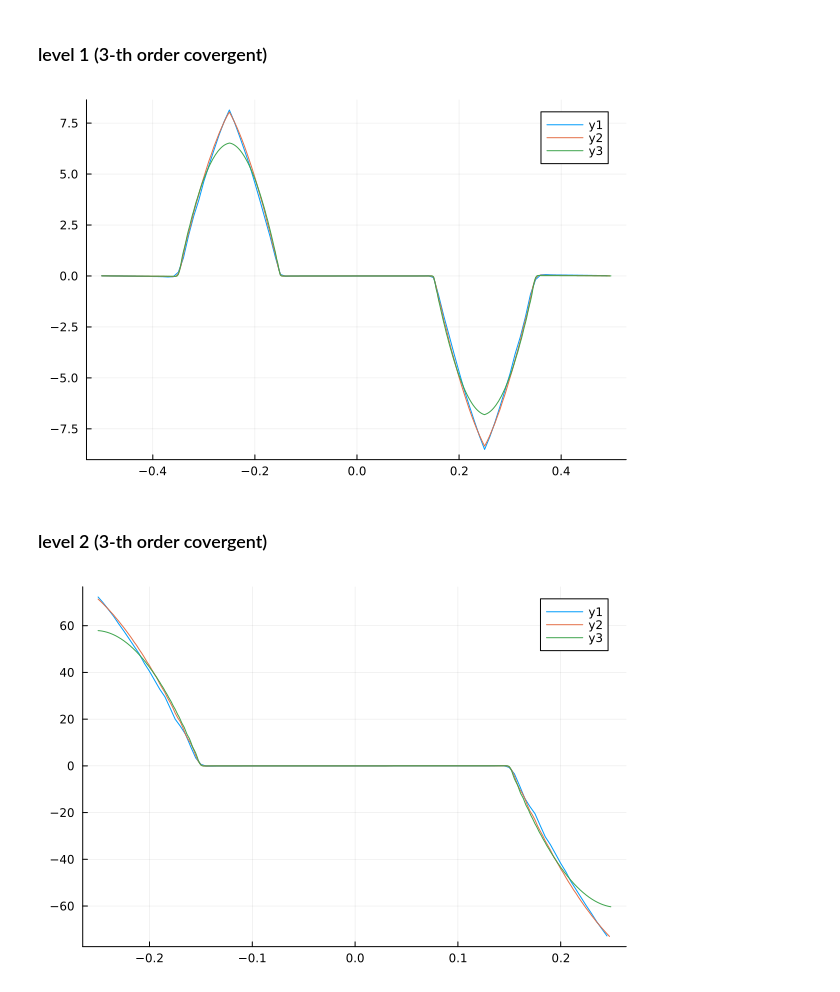
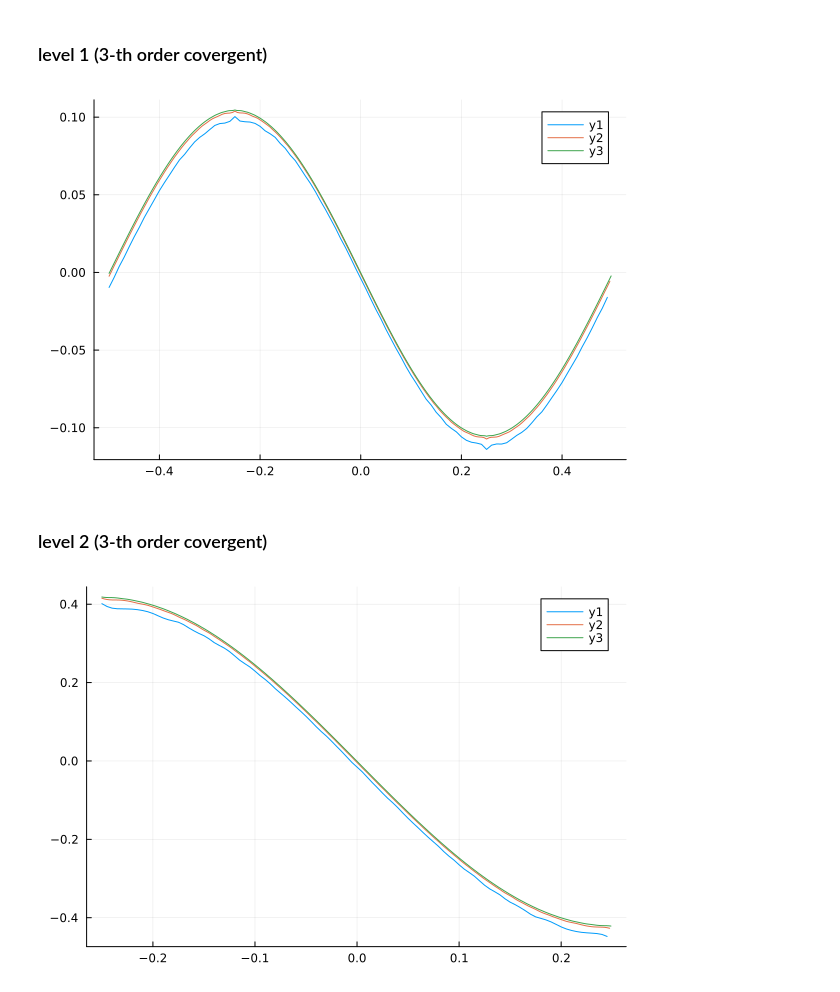
Before and after one commit to lwJi/Docs-Subcycling, a Jupyter notebook: ipynb/Covergence.ipynb, the cells around one changed output. Saved outputs shown, nothing was run; the diff lists cells and outputs as text; code cells hidden in the pictures.

```diff
--- a/ipynb/Covergence.ipynb
+++ b/ipynb/Covergence.ipynb
@@ -64,22 +52,2 @@ nxas = nxs .+ 24
 # %% [markdown]
 ### level 1 (3-th order covergent)
-# %%
-dxs = [0.01, 0.005, 0.0025]
-lev = 1
-tmax = 0.1
-cord = 3
-plt = plot()
-for i in 1:length(dirs)
-    fulldir = parent_dir * dirs[i]
-    tsv_files = filter(f -> endswith(f, ".tsv"), readdir(fulldir))
-    for fname in tsv_files
-        data = readdlm(joinpath(fulldir, fname), Float64, comments = true)
-        if abs(data[1, 2] - tmax) < 1e-12
-            x = data[findall(x -> x == lev, data[:, 3]), 5][1+12:nxas[i]-12]
-            psi = data[findall(x -> x == lev, data[:, 3]), 6][1+12:nxas[i]-12]
-            error = (psi - analytical_psi.(tmax, x)) * dxs[i]^(-cord)
-            plt = plot!(x, error)
-        end
-    end
-end
-display(plt)
@@ -90,20 +53,0 @@ display(plt)
-# %%
-dxs = [0.005, 0.0025, 0.00125]
-lev = 2
-tmax = 0.1
-cord = 3
-plt = plot()
-for i in 1:length(dirs)
-    fulldir = parent_dir * dirs[i]
-    tsv_files = filter(f -> endswith(f, ".tsv"), readdir(fulldir))
-    for fname in tsv_files
-        data = readdlm(joinpath(fulldir, fname), Float64, comments = true)
-        if abs(data[1, 2] - tmax) < 1e-12
-            x = data[findall(x -> x == lev, data[:, 3]), 5][1+12:nxas[i]-12]
-            psi = data[findall(x -> x == lev, data[:, 3]), 6][1+12:nxas[i]-12]
-            error = (psi - analytical_psi.(tmax, x)) * dxs[i]^(-cord)
-            plt = plot!(x, error)
-        end
-    end
-end
-display(plt)
@@ -129,32 +89,32 @@ nxas = nxs .+ 24
 # %%
 dxs = [0.01, 0.005, 0.0025]
 lev = 1
-tmax = 0.1
-cord = 3.15
+tmax = 1.0
+cord = 2
 plt = plot()
 for i in 1:length(dirs)
     fulldir = parent_dir * dirs[i]
     tsv_files = filter(f -> endswith(f, ".tsv"), readdir(fulldir))
     for fname in tsv_files
         data = readdlm(joinpath(fulldir, fname), Float64, comments = true)
         if abs(data[1, 2] - tmax) < 1e-12
             x = data[findall(x -> x == lev, data[:, 3]), 5][1+12:nxas[i]-12]
             psi = data[findall(x -> x == lev, data[:, 3]), 6][1+12:nxas[i]-12]
             error = (psi - analytical_psi.(tmax, x)) * dxs[i]^(-cord)
             plt = plot!(x, error)
         end
     end
 end
 display(plt)
 # %% [output]
-[figure, old version]
+[figure, new version]
 # %% [markdown]
 ### level 2 (3-th order covergent)
 # %%
 dxs = [0.005, 0.0025, 0.00125]
 lev = 2
-tmax = 0.1
-cord = 3.15
+tmax = 1.0
+cord = 2.0
 plt = plot()
 for i in 1:length(dirs)
     fulldir = parent_dir * dirs[i]
@@ -171,4 +131,4 @@ for i in 1:length(dirs)
 end
 display(plt)
 # %% [output]
-[figure, old version]
+[figure, new version]
```
Also changed, not shown: parts of 11 cells of this notebook, 9 other files.
